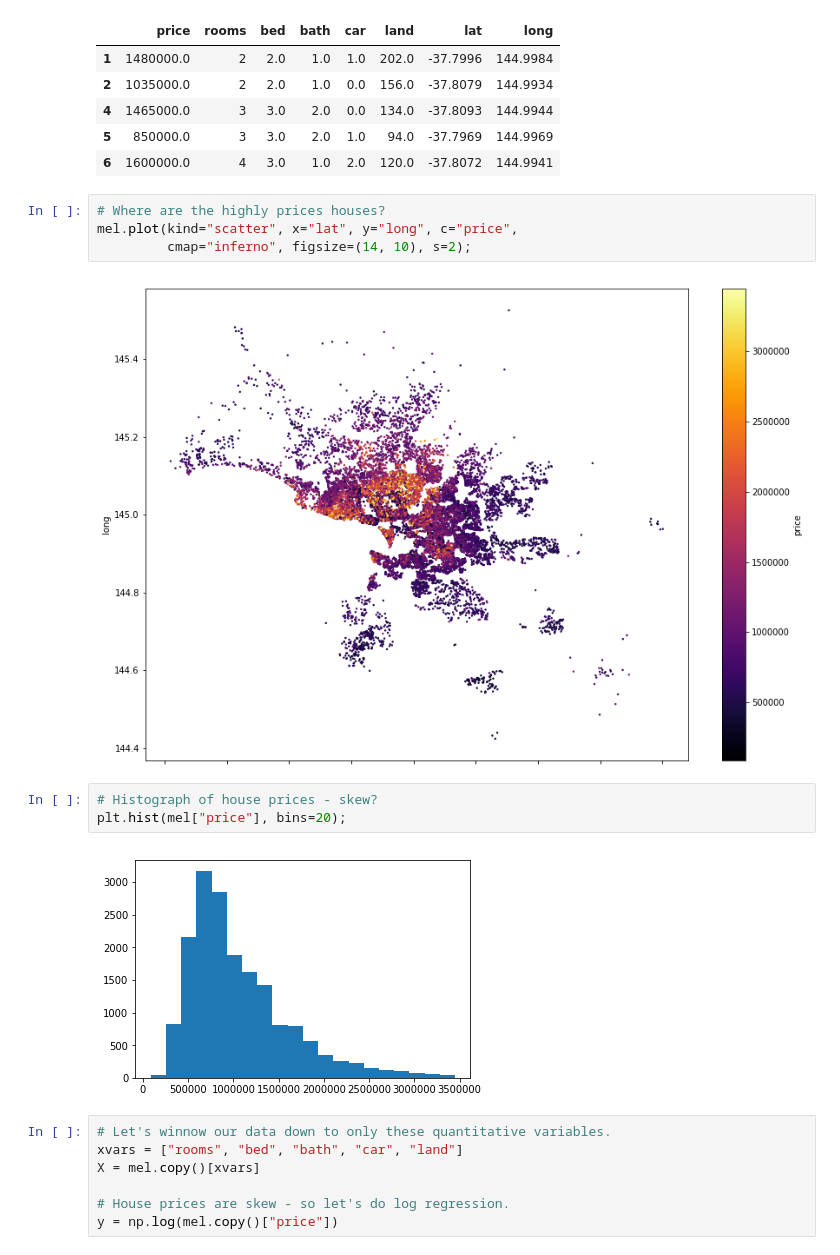
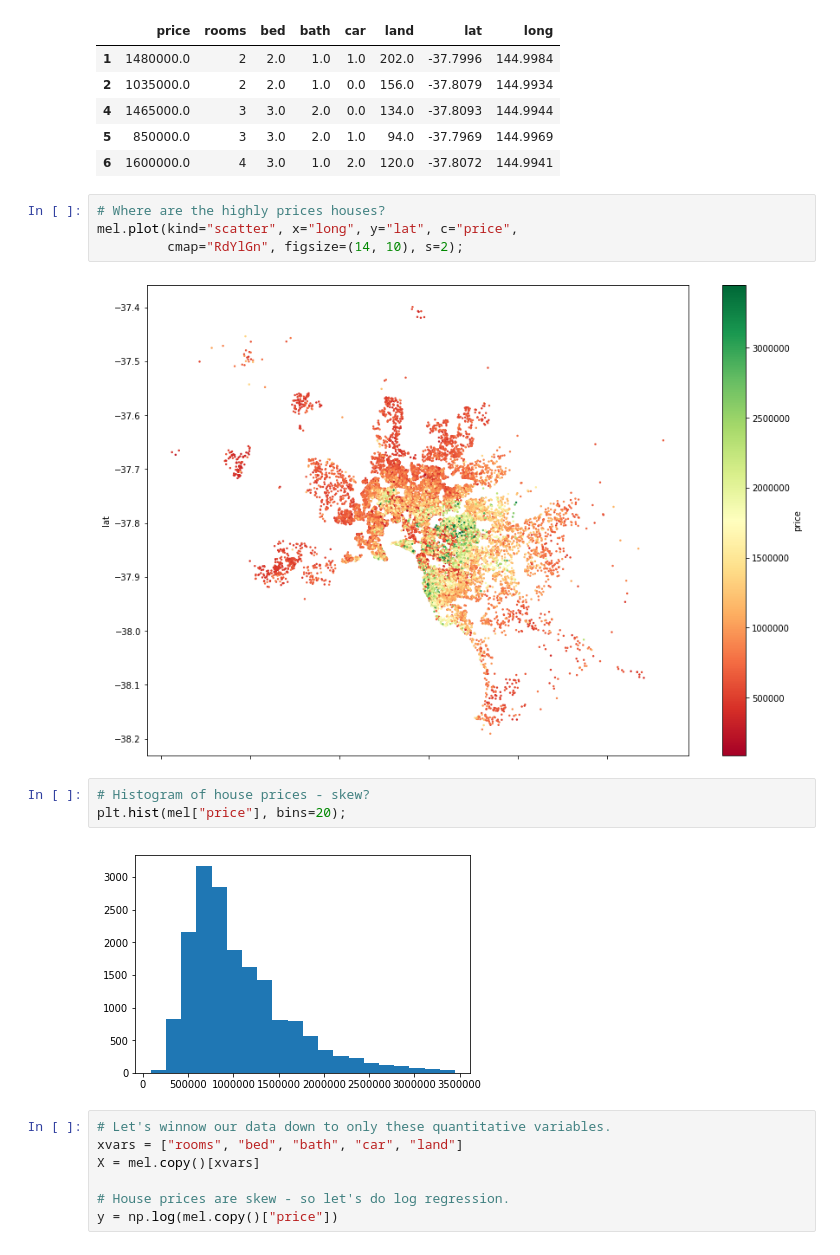
Before and after one commit to ga-curriculum/lesson-transfer-learning, a Jupyter notebook: solutions/transfer-learning-solution-code.ipynb, the cells around one changed output. Drawn from its saved outputs; the diff is of its cells as text.

```diff
--- a/solutions/transfer-learning-solution-code.ipynb
+++ b/solutions/transfer-learning-solution-code.ipynb
@@ -147,12 +154,12 @@ mel.head()
 | 6 | 1600000.0 | 4 | 3.0 | 1.0 | 2.0 | 120.0 | -37.8072 | 144.9941 |
 # %%
 # Where are the highly prices houses?
-mel.plot(kind="scatter", x="lat", y="long", c="price",
-         cmap="inferno", figsize=(14, 10), s=2);
+mel.plot(kind="scatter", x="long", y="lat", c="price",
+         cmap="RdYlGn", figsize=(14, 10), s=2);
 # %% [output]
-[figure, old version]
+[figure, new version]
 # %%
-# Histograph of house prices - skew?
+# Histogram of house prices - skew?
 plt.hist(mel["price"], bins=20);
 # %% [output]
 [figure]
```
Also changed, not shown: parts of 10 cells of this notebook, 2 other files.
